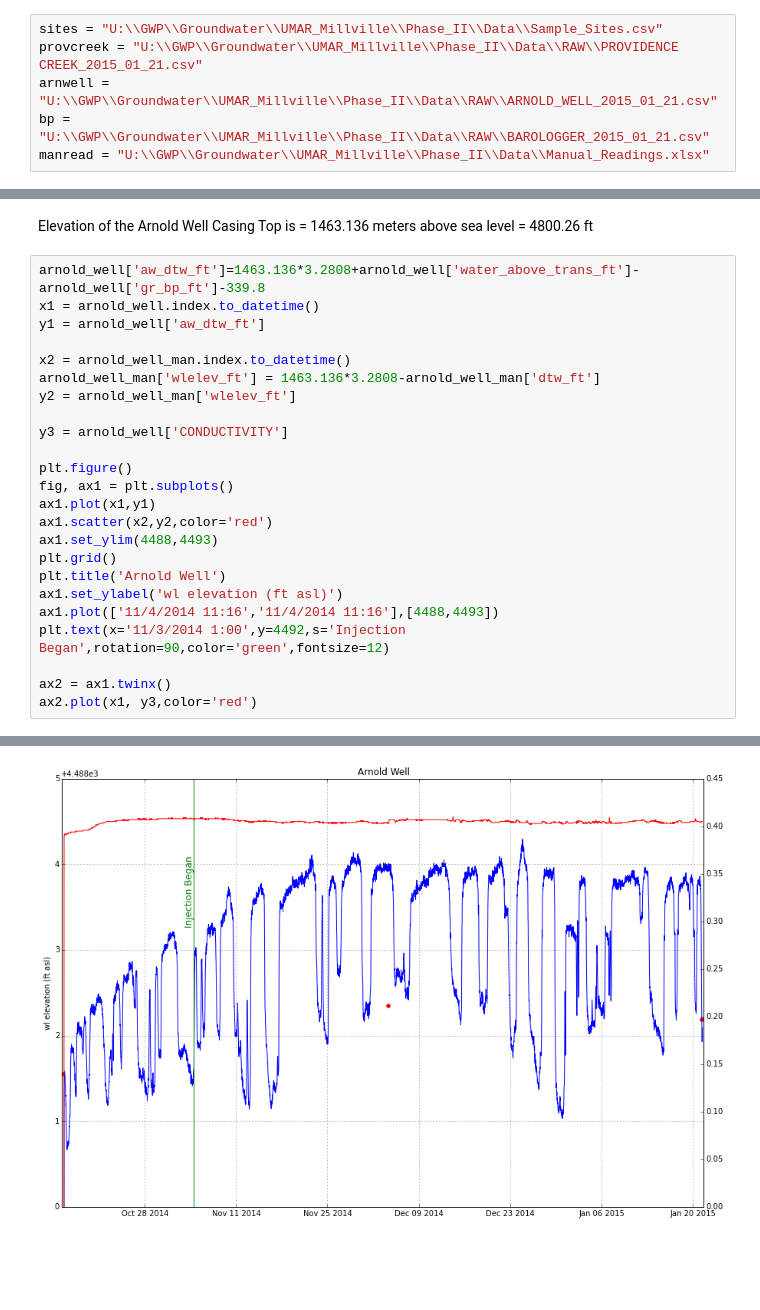
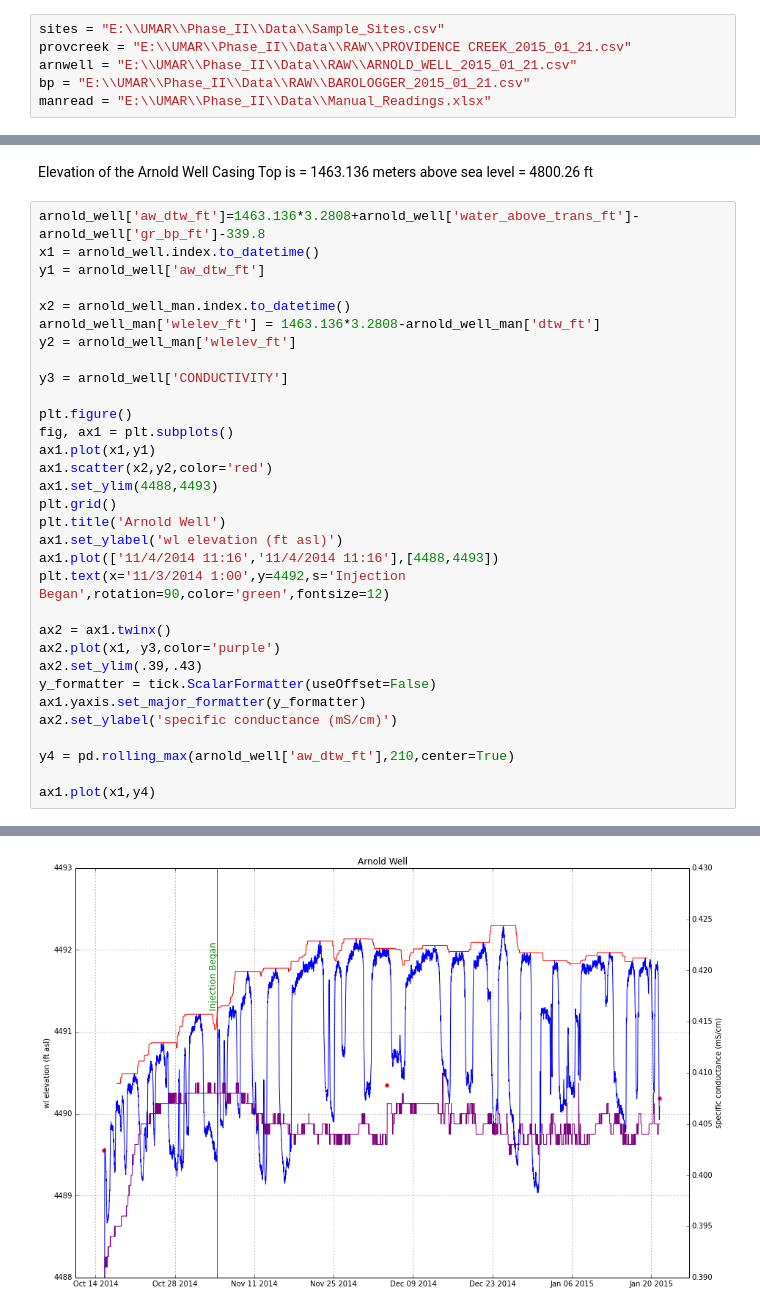
Before and after one commit to inkenbrandt/IPython, a Jupyter notebook: UMAR.ipynb, the cells around one changed output, grey strips where cells are left out. Drawn from its saved outputs; the diff is of its cells as text; blank space fills up the shorter version.

```diff
--- a/UMAR.ipynb
+++ b/UMAR.ipynb
@@ -83,11 +84,11 @@ from mpl_toolkits.basemap import Basemap
 # %% [markdown]
 Below is a csv file location and a plot of the locations of the relevant sites.
 # %%
-sites = "U:\\GWP\\Groundwater\\UMAR_Millville\\Phase_II\\Data\\Sample_Sites.csv"
-provcreek = "U:\\GWP\\Groundwater\\UMAR_Millville\\Phase_II\\Data\\RAW\\PROVIDENCE CREEK_2015_01_21.csv"
-arnwell = "U:\\GWP\\Groundwater\\UMAR_Millville\\Phase_II\\Data\\RAW\\ARNOLD_WELL_2015_01_21.csv"
-bp = "U:\\GWP\\Groundwater\\UMAR_Millville\\Phase_II\\Data\\RAW\\BAROLOGGER_2015_01_21.csv"
-manread = "U:\\GWP\\Groundwater\\UMAR_Millville\\Phase_II\\Data\\Manual_Readings.xlsx"
+sites = "E:\\UMAR\\Phase_II\\Data\\Sample_Sites.csv"
+provcreek = "E:\\UMAR\\Phase_II\\Data\\RAW\\PROVIDENCE CREEK_2015_01_21.csv"
+arnwell = "E:\\UMAR\\Phase_II\\Data\\RAW\\ARNOLD_WELL_2015_01_21.csv"
+bp = "E:\\UMAR\\Phase_II\\Data\\RAW\\BAROLOGGER_2015_01_21.csv"
+manread = "E:\\UMAR\\Phase_II\\Data\\Manual_Readings.xlsx"
 # %%
 sample_sites = pd.read_csv(sites)
 sample_sites
@@ -315,28 +296,36 @@ Elevation of the Arnold Well Casing Top is = 1463.136 meters above sea level = 4
 # %%
 arnold_well['aw_dtw_ft']=1463.136*3.2808+arnold_well['water_above_trans_ft']-arnold_well['gr_bp_ft']-339.8
 x1 = arnold_well.index.to_datetime()
 y1 = arnold_well['aw_dtw_ft']
 
 x2 = arnold_well_man.index.to_datetime()
 arnold_well_man['wlelev_ft'] = 1463.136*3.2808-arnold_well_man['dtw_ft']
 y2 = arnold_well_man['wlelev_ft']
 
 y3 = arnold_well['CONDUCTIVITY']
 
 plt.figure()
 fig, ax1 = plt.subplots()
 ax1.plot(x1,y1)
 ax1.scatter(x2,y2,color='red')
 ax1.set_ylim(4488,4493)
 plt.grid()
 plt.title('Arnold Well')
 ax1.set_ylabel('wl elevation (ft asl)')
 ax1.plot(['11/4/2014 11:16','11/4/2014 11:16'],[4488,4493])
 plt.text(x='11/3/2014 1:00',y=4492,s='Injection Began',rotation=90,color='green',fontsize=12)
 
 ax2 = ax1.twinx()
-ax2.plot(x1, y3,color='red')
+ax2.plot(x1, y3,color='purple')
+ax2.set_ylim(.39,.43)
+y_formatter = tick.ScalarFormatter(useOffset=False)
+ax1.yaxis.set_major_formatter(y_formatter)
+ax2.set_ylabel('specific conductance (mS/cm)')
+
+y4 = pd.rolling_max(arnold_well['aw_dtw_ft'],210,center=True)
+
+ax1.plot(x1,y4)
 # %% [output]
 [<matplotlib.lines.Line2D at 0x...>]
 <matplotlib.figure.Figure at 0x...>
-[figure, old version]
+[figure, new version]
```
Also changed, not shown: parts of 2 cells of this notebook.
